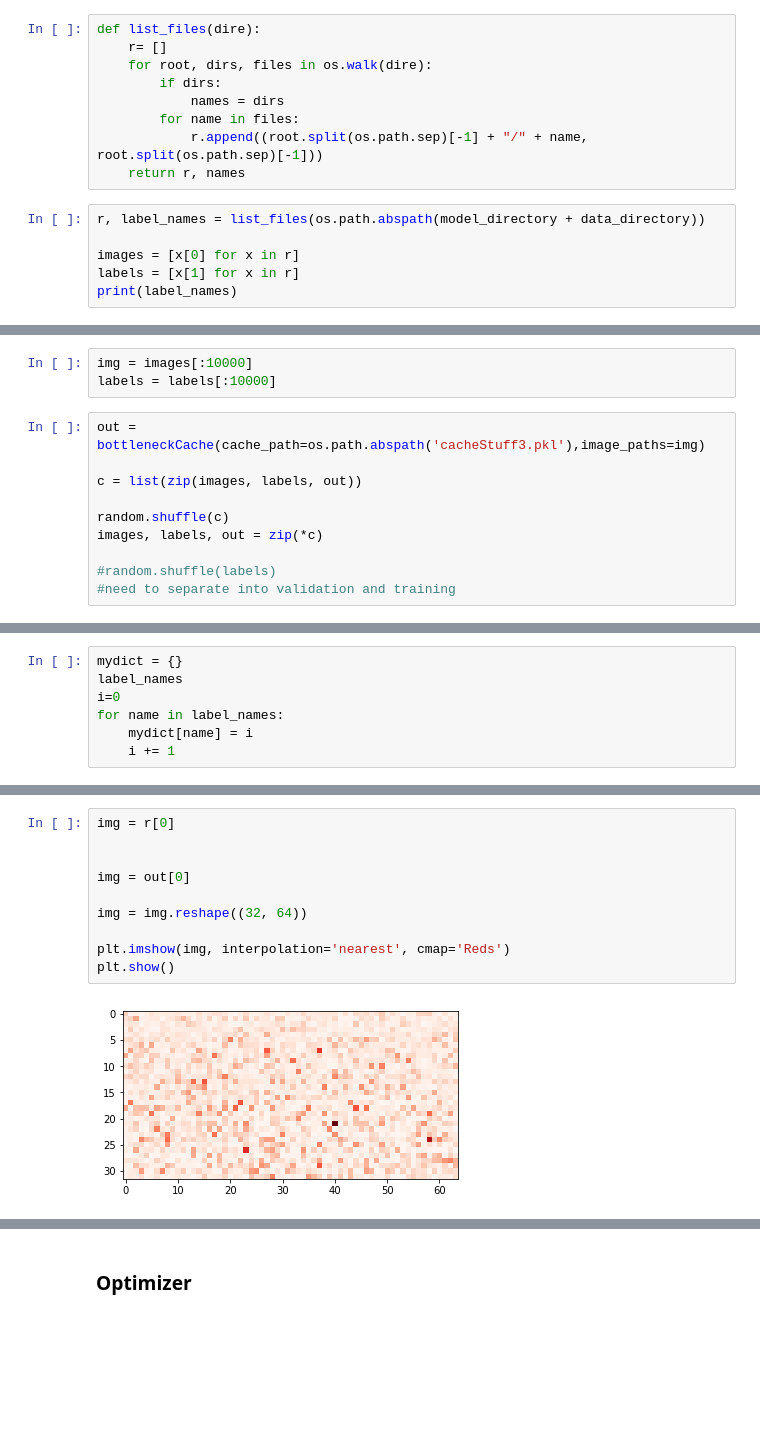
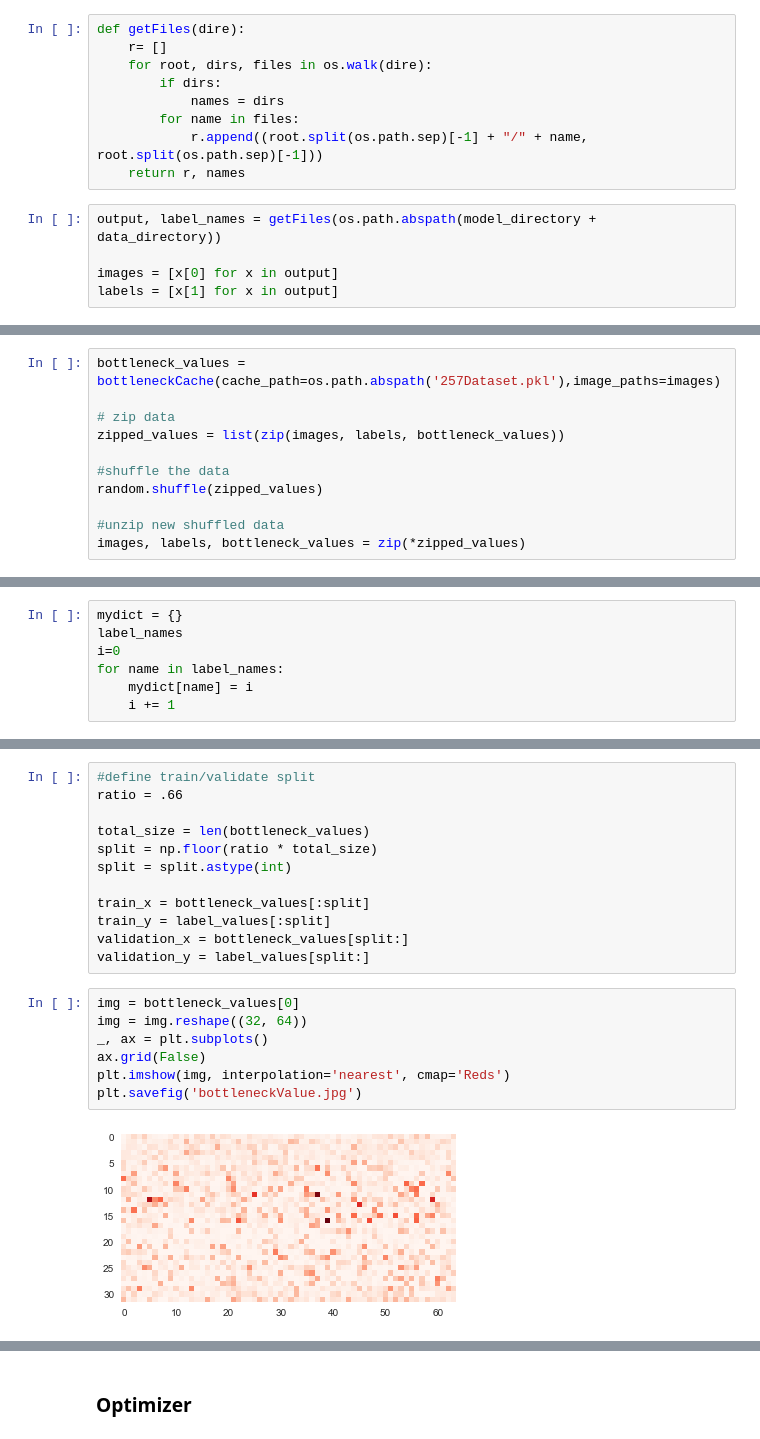
Before and after one commit to girishgupta/CNNTutorials, a Jupyter notebook: 5. TransferLearning_Tutorial/TransferLearningWithInception.ipynb, the cells around one changed output, grey strips where cells are left out. Saved outputs shown, nothing was run; the diff lists cells and outputs as text; blank space fills up the shorter version.

```diff
--- a/5. TransferLearning_Tutorial/TransferLearningWithInception.ipynb
+++ b/5. TransferLearning_Tutorial/TransferLearningWithInception.ipynb
@@ -272,5 +252,5 @@ Exists!
 # %%
-def list_files(dire):
+def getFiles(dire):
     r= []
     for root, dirs, files in os.walk(dire):
         if dirs:
@@ -279,8 +259,7 @@ def list_files(dire):
             r.append((root.split(os.path.sep)[-1] + "/" + name, root.split(os.path.sep)[-1]))
     return r, names
 # %%
-r, label_names = list_files(os.path.abspath(model_directory + data_directory))
+output, label_names = getFiles(os.path.abspath(model_directory + data_directory))
 
-images = [x[0] for x in r]
-labels = [x[1] for x in r]
-print(label_names)
+images = [x[0] for x in output]
+labels = [x[1] for x in output]
@@ -289,14 +266,12 @@ print(label_names)
-# %%
-img = images[:10000]
-labels = labels[:10000]
 # %%
-out = bottleneckCache(cache_path=os.path.abspath('cacheStuff3.pkl'),image_paths=img)
+bottleneck_values = bottleneckCache(cache_path=os.path.abspath('257Dataset.pkl'),image_paths=images)
 
-c = list(zip(images, labels, out))
+# zip data
+zipped_values = list(zip(images, labels, bottleneck_values))
 
-random.shuffle(c)
-images, labels, out = zip(*c)
+#shuffle the data
+random.shuffle(zipped_values)
 
-#random.shuffle(labels)
-#need to separate into validation and training
+#unzip new shuffled data
+images, labels, bottleneck_values = zip(*zipped_values)
 # %% [output]
@@ -349,12 +341,21 @@ validation_y = label_values[7000:9999]
+# %%
+#define train/validate split
+ratio = .66
+
+total_size = len(bottleneck_values)
+split = np.floor(ratio * total_size)
+split = split.astype(int)
+
+train_x = bottleneck_values[:split]
+train_y = label_values[:split]
+validation_x = bottleneck_values[split:]
+validation_y = label_values[split:]
 # %%
-img = r[0]
-
-
-img = out[0]
-
+img = bottleneck_values[0]
 img = img.reshape((32, 64))
-
+_, ax = plt.subplots()
+ax.grid(False)
 plt.imshow(img, interpolation='nearest', cmap='Reds')
-plt.show()
+plt.savefig('bottleneckValue.jpg')
 # %% [output]
-[figure, old version]
+[figure, new version]
```
Also changed, not shown: parts of 69 cells of this notebook, 1 other file.
